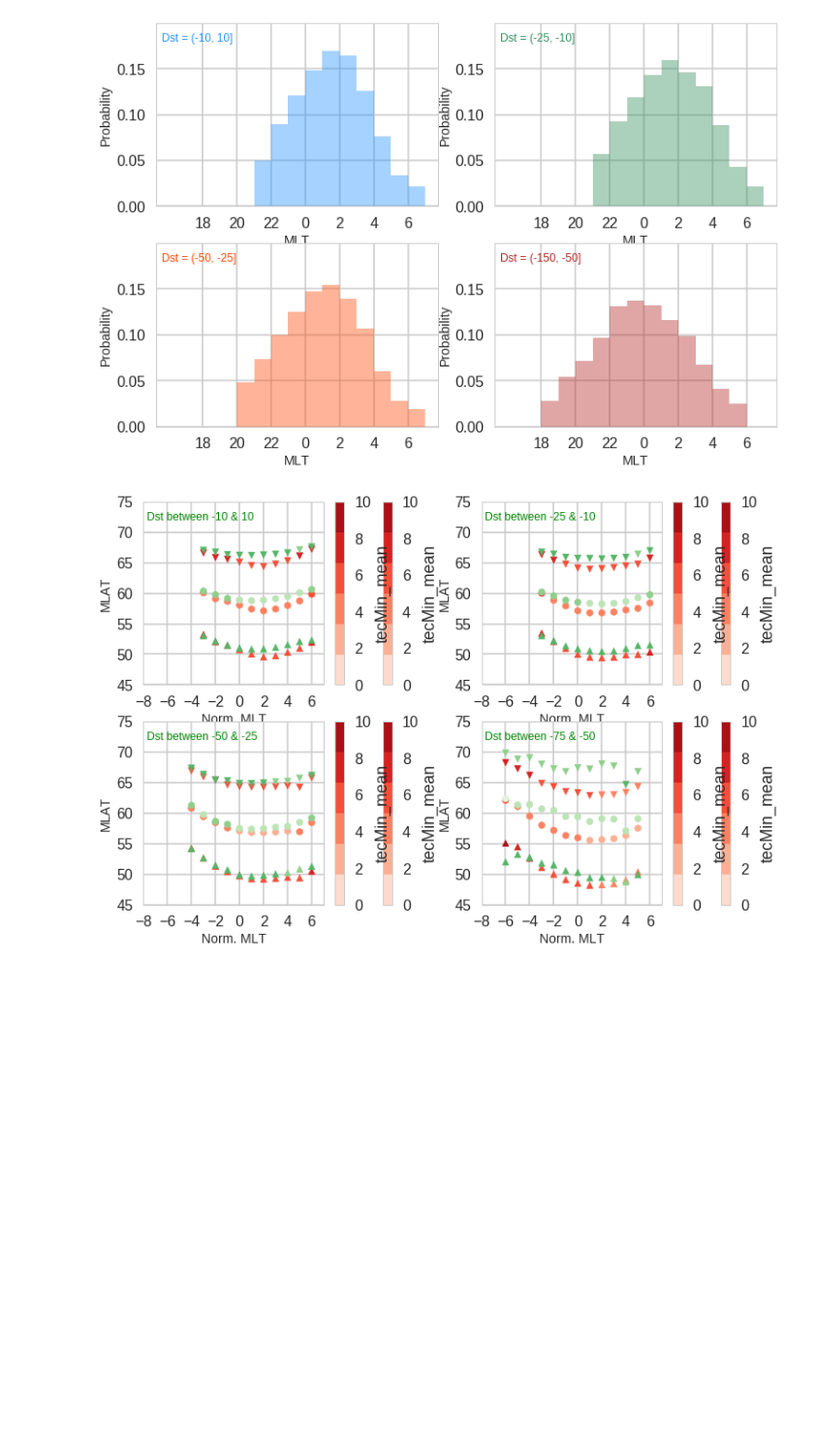
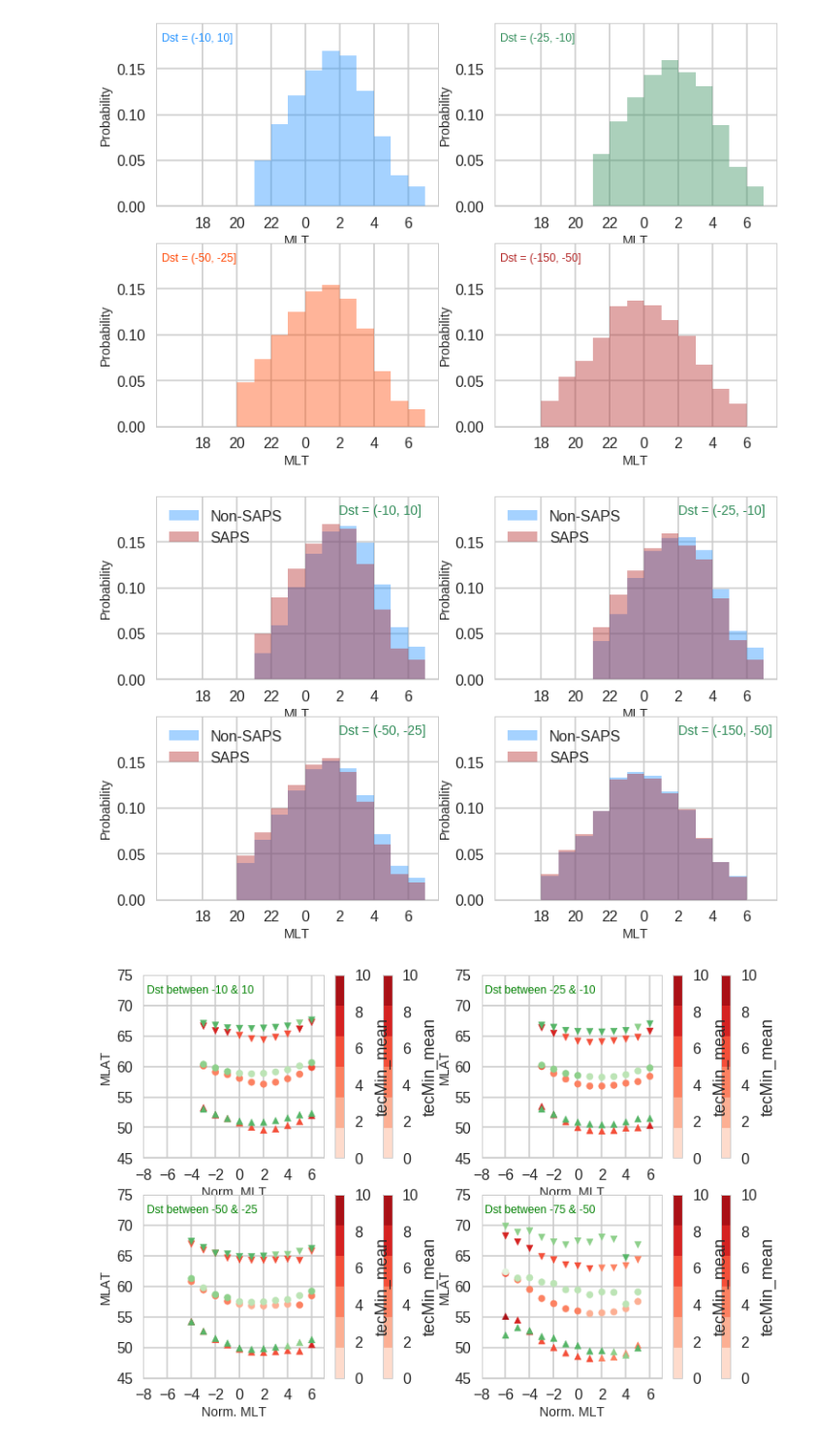
Before and after one commit to bharatreddy/sapstec, a Jupyter notebook: ipy/saps_tec.ipynb, the cells around one changed output. Shown: that part at 97% size. Drawn from its saved outputs; the diff is of its cells as text; code cells hidden in the pictures; blank space fills up the shorter version.

```diff
--- a/ipy/saps_tec.ipynb
+++ b/ipy/saps_tec.ipynb
@@ -171,6 +171,54 @@ for binInd, currDstBin in enumerate(dstBinArrSorted):
 plt.savefig("../figs/allBinsHist-saps.pdf",bbox_inches='tight')
 # %% [output]
 [figure]
+# %%
+bins = numpy.arange(-8,8,1)
+colDict = {}
+colDict['(-10, 10]'] = 'dodgerblue'
+colDict['(-25, -10]'] = 'seagreen'
+colDict['(-50, -25]'] = 'orangered'
+colDict['(-150, -50]'] = 'firebrick'
+
+sns.set_style("whitegrid")
+sns.set_context("poster")
+
+f = plt.figure(figsize=(12, 8))
+axArr = []
+axArr.append( f.add_subplot(2,2,1) )
+axArr.append( f.add_subplot(2,2,2) )
+axArr.append( f.add_subplot(2,2,3) )
+axArr.append( f.add_subplot(2,2,4) )
+
+dstBinArrSorted = ['(-10, 10]', '(-25, -10]', '(-50, -25]', '(-150, -50]']
+for binInd, currDstBin in enumerate(dstBinArrSorted):
+    selDF = finBndDF[ finBndDF["dst_bin"] == currDstBin]
+    selSAPSDF = finBndSapsDF[ finBndSapsDF["dst_bin"] == currDstBin]
+#     sns.distplot(selDF["normMLT"].values, bins=bins, kde=False,\
+#                  hist=True, fit=scipy.stats.gennorm,\
+#                  fit_kws={"color": colDict[currDstBin]},\
+#                  hist_kws={"color": colDict[currDstBin]}, ax=axArr[binInd])
+    sns.distplot(selDF["normMLT"].values, bins=bins, kde=False,\
+                 hist=True,norm_hist=True,\
+                 fit_kws={"color": colDict[currDstBin]},\
+                 hist_kws={"color": 'dodgerblue'}, ax=axArr[binInd], label="Non-SAPS")
+    sns.distplot(selSAPSDF["normMLT"].values, bins=bins, kde=False,\
+                 hist=True,norm_hist=True,\
+                 fit_kws={"color": colDict[currDstBin]},\
+                 hist_kws={"color": 'firebrick'}, ax=axArr[binInd], label="SAPS")
+#     break
+    axArr[binInd].set_xlabel("MLT", fontsize=14)
+    axArr[binInd].set_ylabel("Probability", fontsize=14)
+    axArr[binInd].set_xticks( range(-6,7,2) )
+    axArr[binInd].set_ylim([0,0.2])
+    axArr[binInd].set_yticks( numpy.arange(0,0.2,0.05) )
+    axArr[binInd].xaxis.set_major_formatter(FuncFormatter(format_mlt_normMLT_ticks))
+    axArr[binInd].legend(loc=2)
+    axArr[binInd].text(0.65, 0.9,  "Dst = " + currDstBin,
+            transform=axArr[binInd].transAxes,
+            color='seagreen', fontsize=14)
+plt.savefig("../figs/MLT-saps-nonSaps.pdf",bbox_inches='tight')
+# %% [output]
+[figure, added]
 # %%
 # Make a comparison plot of the data
 # for prob of occ at diff locs
```
Also changed, not shown: 10 other files.
